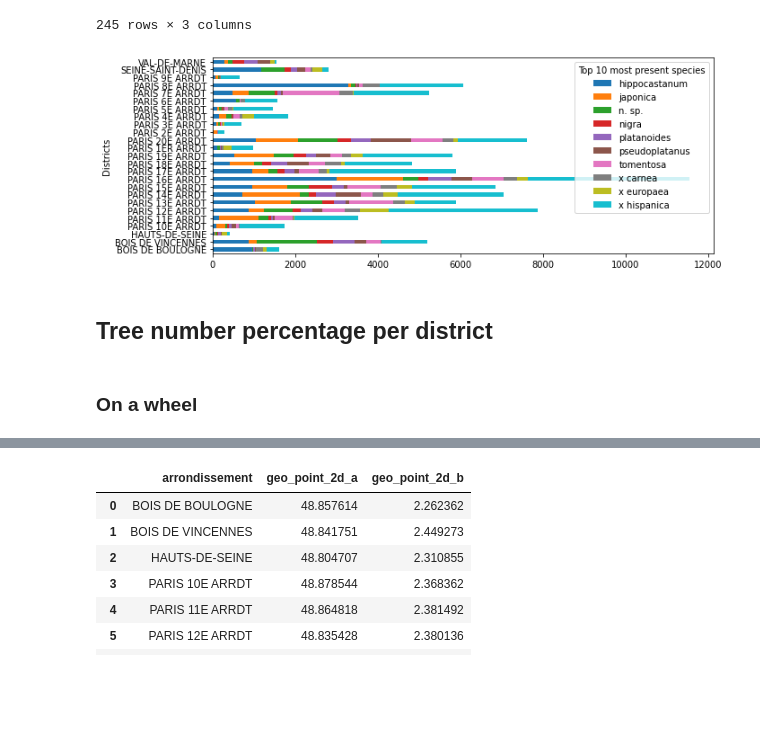
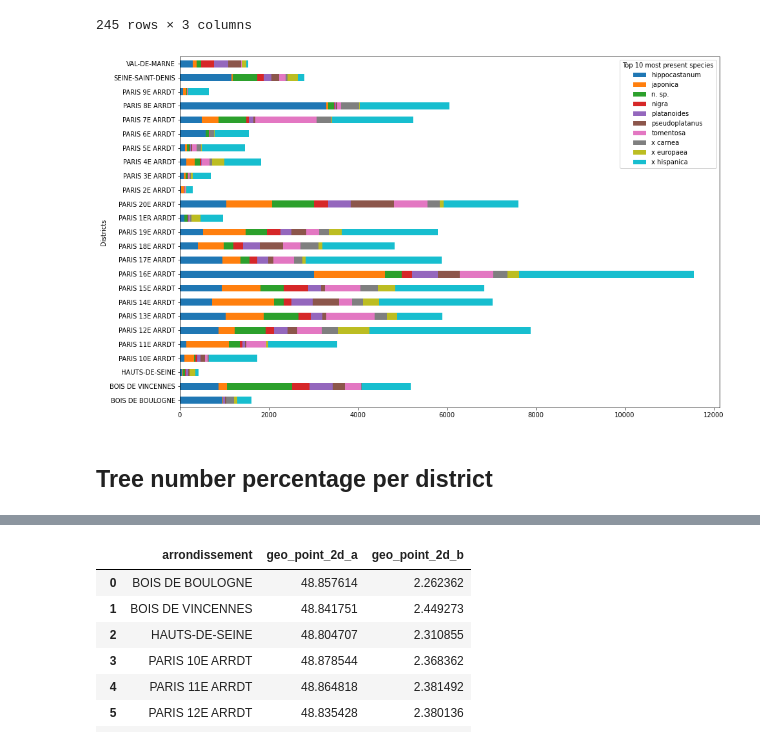
Before and after one commit to lynda-trad/Paris-Trees, a Jupyter notebook: Trees-of-Paris.ipynb, the cells around one changed output, grey strips where cells are left out. Saved outputs shown, nothing was run; the diff lists cells and outputs as text; code cells hidden in the pictures; blank space fills up the shorter version.

Commit message:
add tree density per districts to map + removed unreadable pie chart + removed duplicates + started working on scatterplot for circum and height showcase

```diff
--- a/Trees-of-Paris.ipynb
+++ b/Trees-of-Paris.ipynb
@@ -166,7 +167,7 @@ We also remove lines that weren't filled correctly, for example if the tree circ
 # Removing unwanted columns from data frame
 def cleaningColumns(dataF):
     dataF.drop(['type_emplacement', 'domanialite', 'complement_addresse','numero'], axis=1, inplace=True)
-    dataF.drop(['id_emplacement','variete', 'stade_developpement', 'remarquable'], axis=1, inplace=True)
+    dataF.drop(['id_emplacement','variete', 'remarquable'], axis=1, inplace=True)
     return dataF
 
 # Removing unwanted lines from data frame
@@ -182,6 +183,7 @@ def cleaningRows(dataF):
 # Data clean up
 data = cleaningColumns(data)
 data = cleaningRows(data)
+data = data.drop_duplicates()
 # %% [markdown]
 # Data after cleanup
 # %%
@@ -257,5 +259,5 @@ oliverianum 1
 # %%
-species_district_df = data.groupby(['arrondissement', 'espece']).size().reset_index(name="count")
+species_district_df = data.groupby(['arrondissement', 'espece'], dropna=True).size().reset_index(name="count")
 
 # Removing species which aren't in top_species_list
 for specie in species_to_delete:
@@ -285,16 +287,13 @@ species_district_df
 # %%
 # reshape the dataframe
 species_district_dfpivot = species_district_df.pivot(index=['arrondissement'], columns=['espece'], values='count')
 
 # plot stacked bars
-species_district_dfpivot.plot(kind='barh', stacked=True, rot=0, figsize=(10, 4),
-                              xlabel='Districts', ylabel='Species frequency',
-                              legend= 'Ten most present species')
+species_district_dfpivot.plot(kind='barh', stacked=True, rot=0, figsize=(15, 10),
+                              xlabel='Districts', ylabel='Species frequency')
 plt.legend(title = "Top 10 most present species")
 plt.show()
 # %% [output]
-[figure, old version]
+[figure, new version]
 # %% [markdown]
 ## Tree number percentage per district
-# %% [markdown]
-### On a wheel
```
Also changed, not shown: parts of 19 cells of this notebook.
